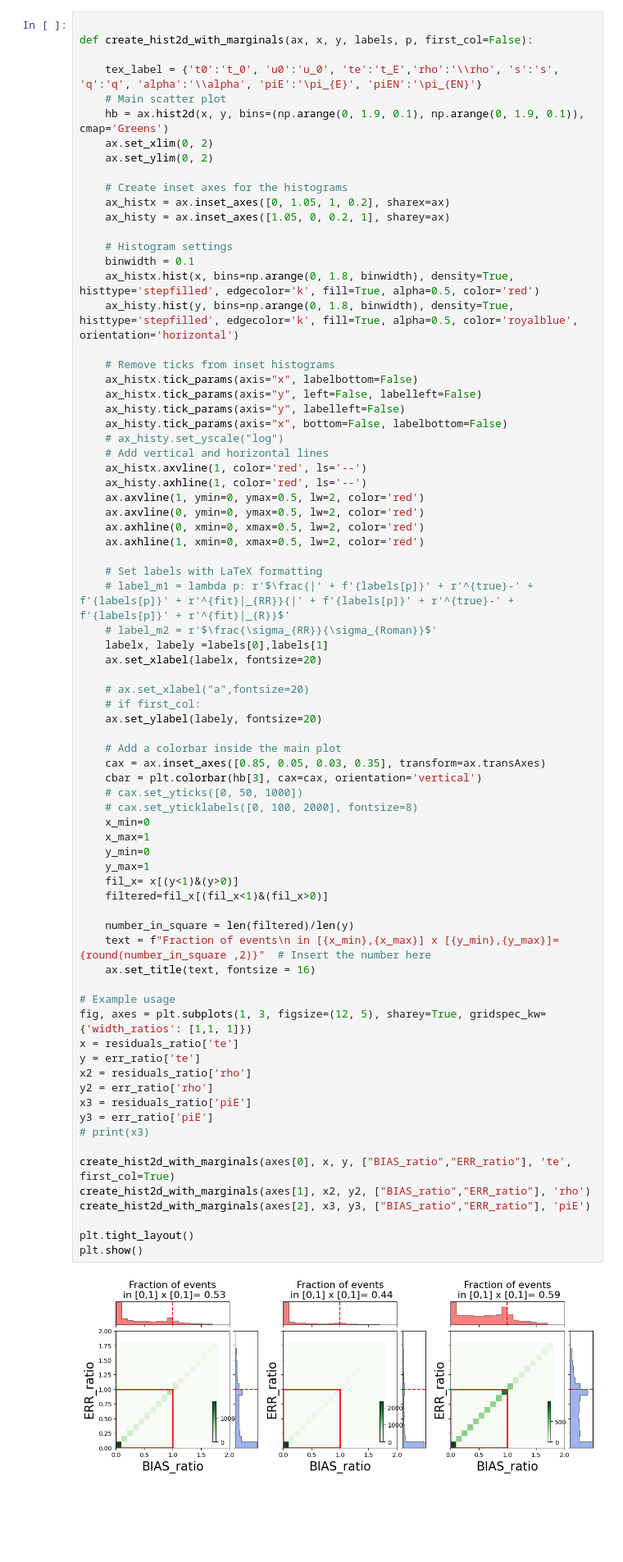
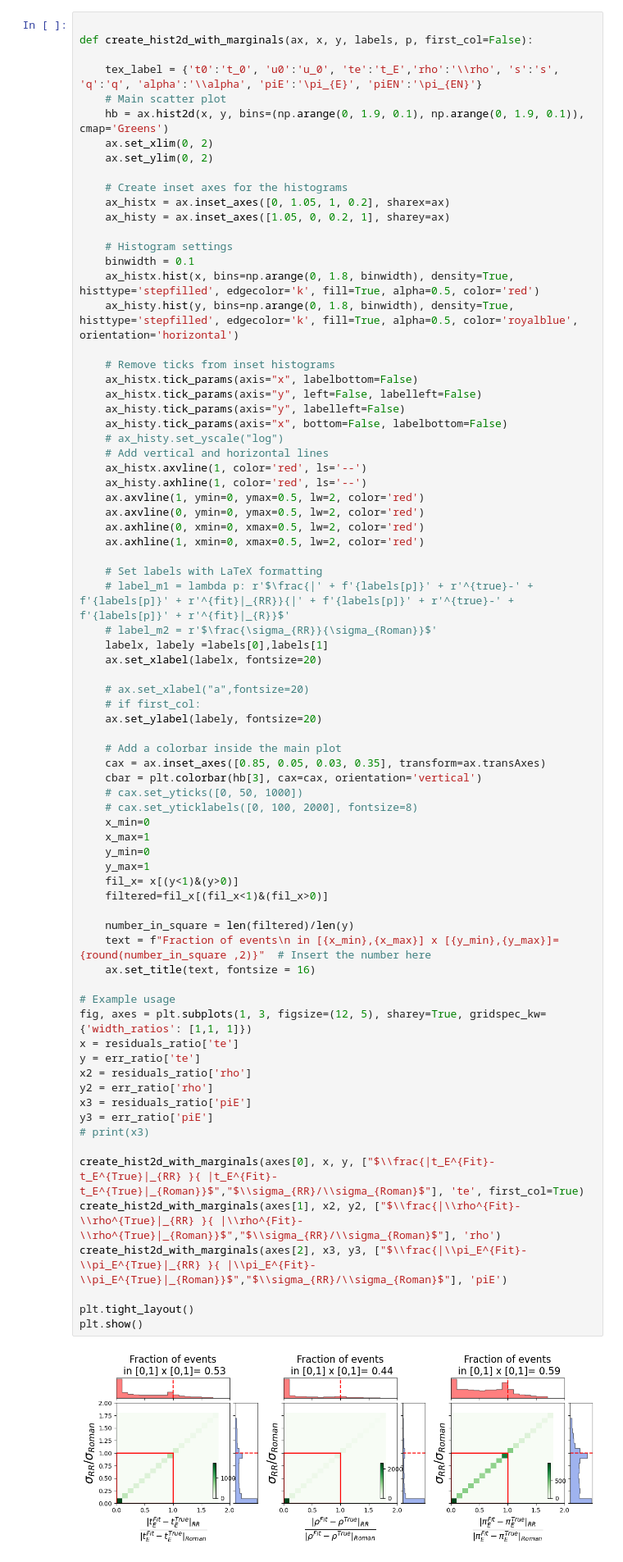
Before and after one commit to anibal-art/roman_rubin, a Jupyter notebook: notebooks/Binary_Lens_results.ipynb, the cells around one changed output. Shown at 82% size. Cells and saved outputs as stored; diff of their text form; blank space fills up the shorter version.

```diff
--- a/notebooks/Binary_Lens_results.ipynb
+++ b/notebooks/Binary_Lens_results.ipynb
@@ -114,37 +114,37 @@ def create_hist2d_with_marginals(ax, x, y, labels, p, first_col=False):
     # Add a colorbar inside the main plot
     cax = ax.inset_axes([0.85, 0.05, 0.03, 0.35], transform=ax.transAxes)
     cbar = plt.colorbar(hb[3], cax=cax, orientation='vertical')
     # cax.set_yticks([0, 50, 1000])
     # cax.set_yticklabels([0, 100, 2000], fontsize=8)
     x_min=0
     x_max=1
     y_min=0
     y_max=1
     fil_x= x[(y<1)&(y>0)]
     filtered=fil_x[(fil_x<1)&(fil_x>0)]
 
     number_in_square = len(filtered)/len(y)
     text = f"Fraction of events\n in [{x_min},{x_max}] x [{y_min},{y_max}]= {round(number_in_square ,2)}"  # Insert the number here
     ax.set_title(text, fontsize = 16)
 
 # Example usage
 fig, axes = plt.subplots(1, 3, figsize=(12, 5), sharey=True, gridspec_kw={'width_ratios': [1,1, 1]})
 x = residuals_ratio['te']
 y = err_ratio['te']
 x2 = residuals_ratio['rho']
 y2 = err_ratio['rho']
 x3 = residuals_ratio['piE']
 y3 = err_ratio['piE']
 # print(x3)
 
-create_hist2d_with_marginals(axes[0], x, y, ["BIAS_ratio","ERR_ratio"], 'te', first_col=True)
-create_hist2d_with_marginals(axes[1], x2, y2, ["BIAS_ratio","ERR_ratio"], 'rho')
-create_hist2d_with_marginals(axes[2], x3, y3, ["BIAS_ratio","ERR_ratio"], 'piE')
+create_hist2d_with_marginals(axes[0], x, y, ["$\\frac{|t_E^{Fit}-t_E^{True}|_{RR} }{ |t_E^{Fit}-t_E^{True}|_{Roman}}$","$\\sigma_{RR}/\\sigma_{Roman}$"], 'te', first_col=True)
+create_hist2d_with_marginals(axes[1], x2, y2, ["$\\frac{|\\rho^{Fit}-\\rho^{True}|_{RR} }{ |\\rho^{Fit}-\\rho^{True}|_{Roman}}$","$\\sigma_{RR}/\\sigma_{Roman}$"], 'rho')
+create_hist2d_with_marginals(axes[2], x3, y3, ["$\\frac{|\\pi_E^{Fit}-\\pi_E^{True}|_{RR} }{ |\\pi_E^{Fit}-\\pi_E^{True}|_{Roman}}$","$\\sigma_{RR}/\\sigma_{Roman}$"], 'piE')
 
 plt.tight_layout()
 plt.show()
 # %% [output]
-[figure, old version]
+[figure, new version]
 # %%
 
 # Example usage
```
